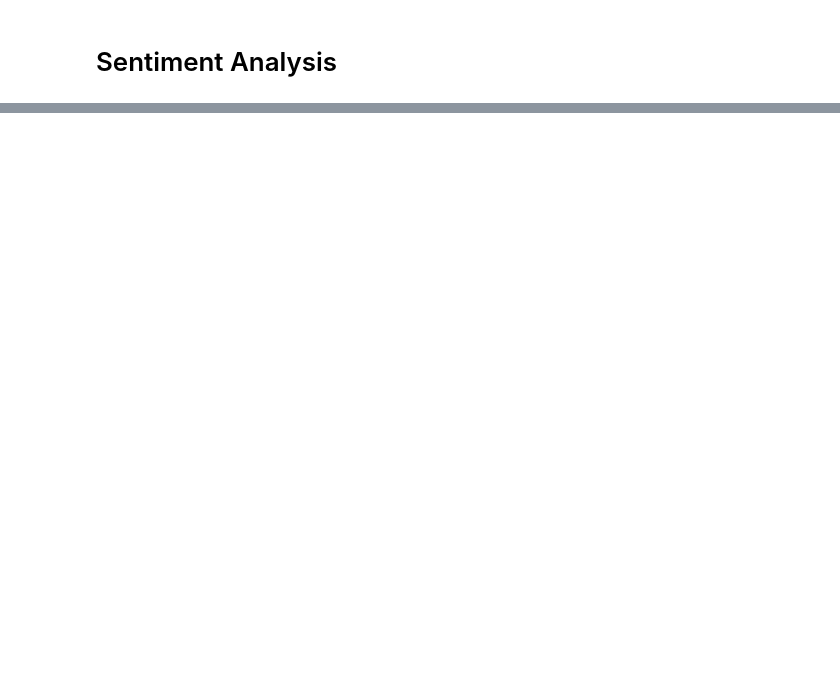
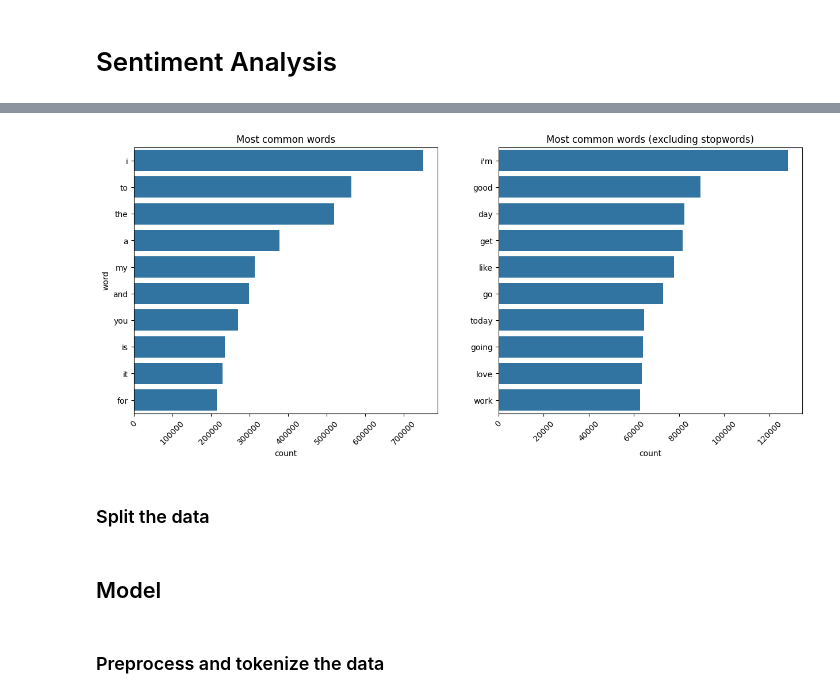
Before and after one commit to Tymec/movie-recommender, a Jupyter notebook: notebook.ipynb, the cells around one changed output, grey strips where cells are left out. Drawn from its saved outputs; the diff is of its cells as text; code cells hidden in the pictures; blank space fills up the shorter version.

Commit message:
Add notebook for data exploration and hyperparameter tuning

```diff
--- a/notebook.ipynb
+++ b/notebook.ipynb
@@ -16,3 +47,23 @@ import seaborn as sns
-# %%
-data: pd.DataFrame = None  # TODO: load dataset
-stopwords: set[str] = None  # TODO: load stopwords
+# %%
+# Load the data
+data = pd.read_csv(
+    SENTIMENT140_PATH,
+    encoding="ISO-8859-1",
+    names=[
+        "target",  # 0 = negative, 2 = neutral, 4 = positive
+        "id",  # The id of the tweet
+        "date",  # The date of the tweet
+        "flag",  # The query, NO_QUERY if not present
+        "user",  # The user that tweeted
+        "text",  # The text of the tweet
+    ],
+)
+
+# Ignore rows with neutral sentiment
+data = data[data["target"] != 2]
+
+# Map the sentiment values
+data["sentiment"] = data["target"].map({0: "negative", 4: "positive"})
+
+# Show the first few rows
+data.head()
@@ -19 +79,3 @@ stopwords: set[str] = None  # TODO: load stopwords
+# %%
+stopwords_en = stopwords.words("english")
 # %% [markdown]
@@ -39,21 +110,25 @@ word_counts.head()
 # %%
 # Plot the most common words
 _, (ax1, ax2) = plt.subplots(1, 2, figsize=(15, 6))
 
 sns.barplot(data=word_counts.head(10), x="count", y="word", ax=ax1)
 ax1.set_title("Most common words")
 ax1.grid(False)
 ax1.tick_params(axis="x", rotation=45)
 
 ax2.set_title("Most common words (excluding stopwords)")
 sns.barplot(
-    data=word_counts[~word_counts["word"].isin(stopwords)].head(10),
+    data=word_counts[~word_counts["word"].isin(stopwords_en)].head(10),
     x="count",
     y="word",
     ax=ax2,
 )
 ax2.grid(False)
 ax2.tick_params(axis="x", rotation=45)
 ax2.set_ylabel("")
 
 plt.show()
+# %% [output]
+[figure, added]
+# %% [markdown]
+### Split the data
@@ -59,0 +141,4 @@ plt.show()
+# %% [markdown]
+## Model
+# %% [markdown]
+### Preprocess and tokenize the data
```
Also changed, not shown: parts of 21 cells of this notebook.
